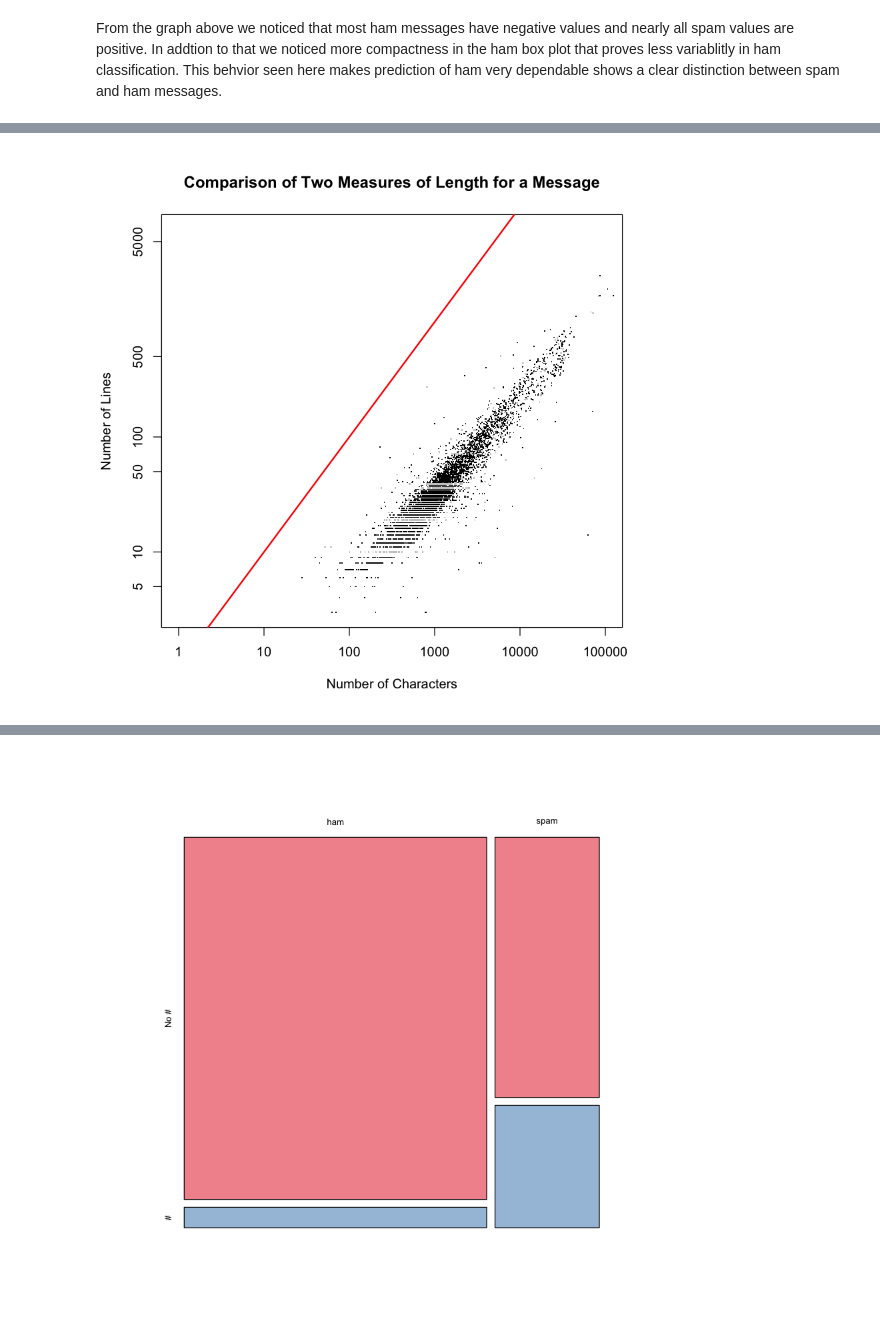
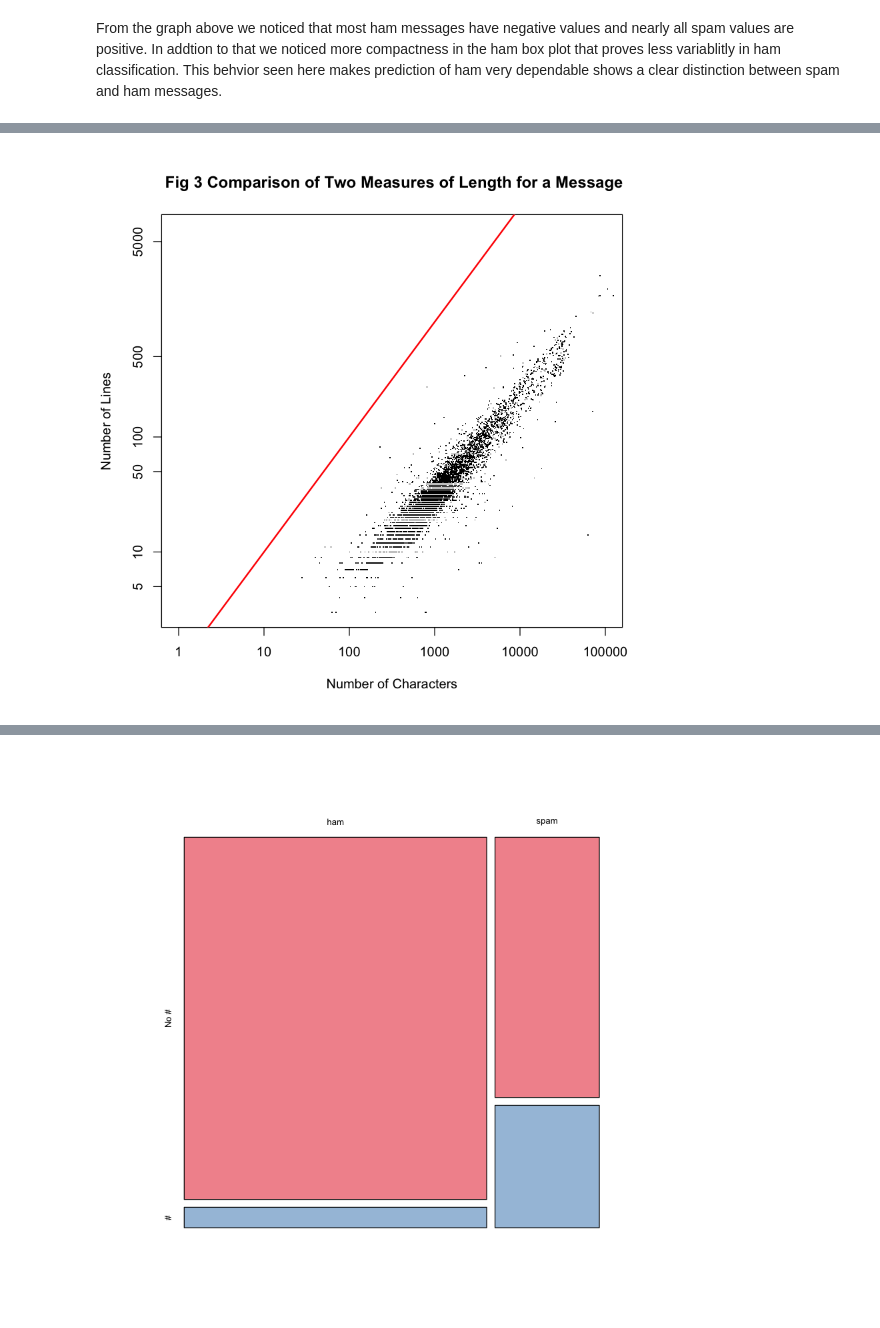
Before and after one commit to kjprice/smu-quantifying-the-world, a Jupyter notebook: CaseStudy3/Question20.ipynb, the cells around one changed output, grey strips where cells are left out. Saved outputs shown, nothing was run; the diff lists cells and outputs as text; code cells hidden in the pictures.

Commit message:
Added more narratives and fig number

```diff
--- a/CaseStudy3/Question20.ipynb
+++ b/CaseStudy3/Question20.ipynb
@@ -152,15 +154,15 @@ text(tau01 + 20, 0.05, pos = 4,
 # %%
 # plot that shows the # of characters and lines in the body of the emails.
 # they are positively correlated
 
 plot(nL ~ nC, log = "xy", pch=".", xlim=c(1,100000), axes = FALSE,
-     xlab = "Number of Characters", ylab = "Number of Lines", main = 'Comparison of Two Measures of Length for a Message')
+     xlab = "Number of Characters", ylab = "Number of Lines", main = ' Fig 3 Comparison of Two Measures of Length for a Message')
 box()
 axis(1, at = x.at, labels = formatC(x.at, digits = 0, format="d"))
 axis(2, at = y.at, labels = formatC(y.at, digits = 0, format="d"))
 abline(a=0, b=1, col="red", lwd = 2)
 # %% [output]
-[figure, old version]
+[figure, new version]
 # %%
 Comparison of Two Measures of Length for a Message. This scatter plot shows
 the relationship between the number of lines and the number of characters in the body of a
```
Also changed, not shown: parts of 8 cells of this notebook.
